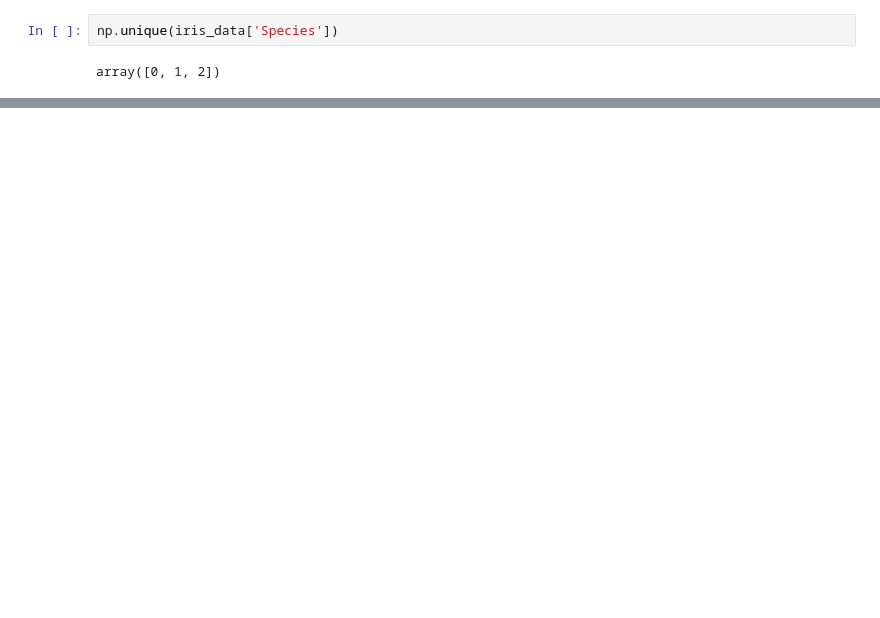
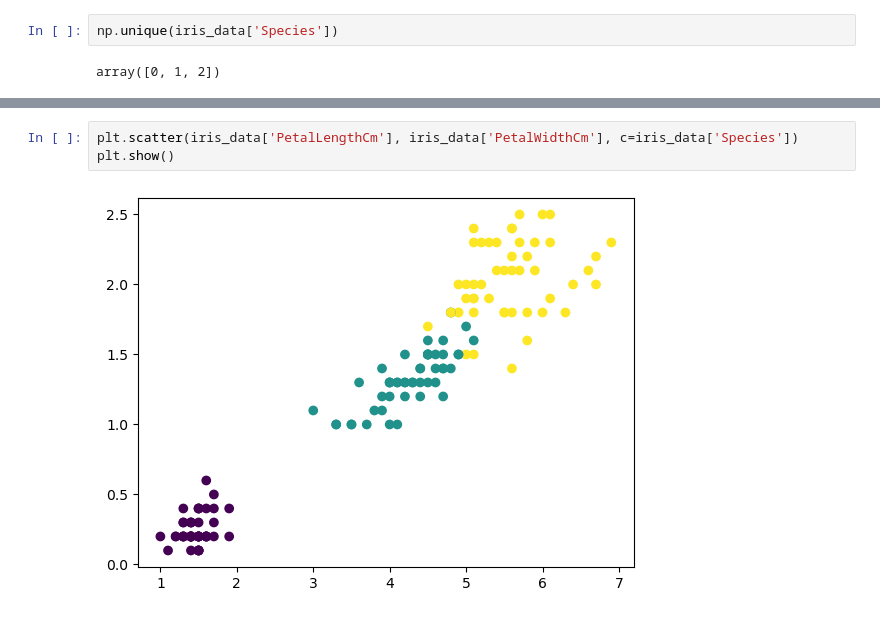
Before and after one commit to olegkich/iris-species-classification, a Jupyter notebook: main.ipynb, the cells around one changed output, grey strips where cells are left out. Cells and saved outputs as stored; diff of their text form; blank space fills up the shorter version.

```diff
--- a/main.ipynb
+++ b/main.ipynb
@@ -29,0 +60,5 @@ KeyError: 'SeptalLengthCm'
+# %%
+plt.scatter(iris_data['PetalLengthCm'], iris_data['PetalWidthCm'], c=iris_data['Species'])
+plt.show()
+# %% [output]
+[figure, added]
```
Also changed, not shown: parts of 7 cells of this notebook.
